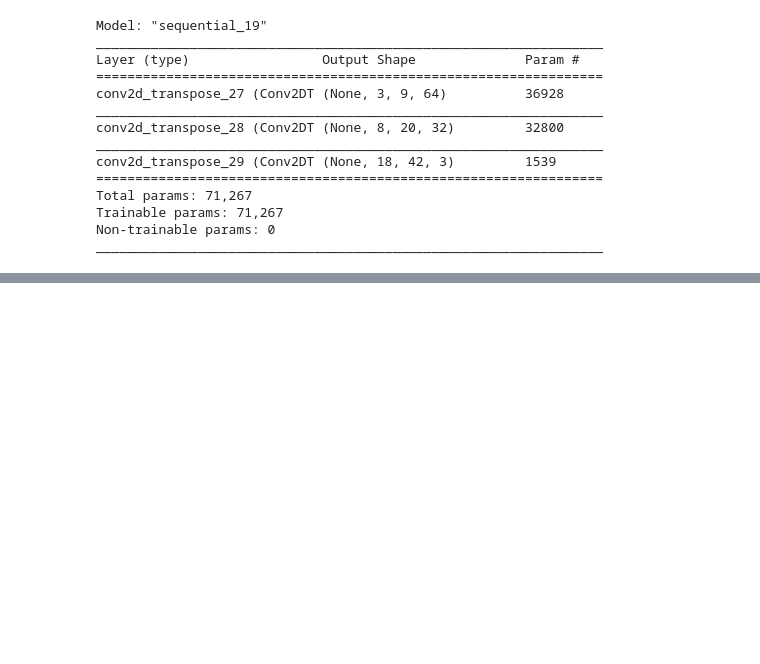
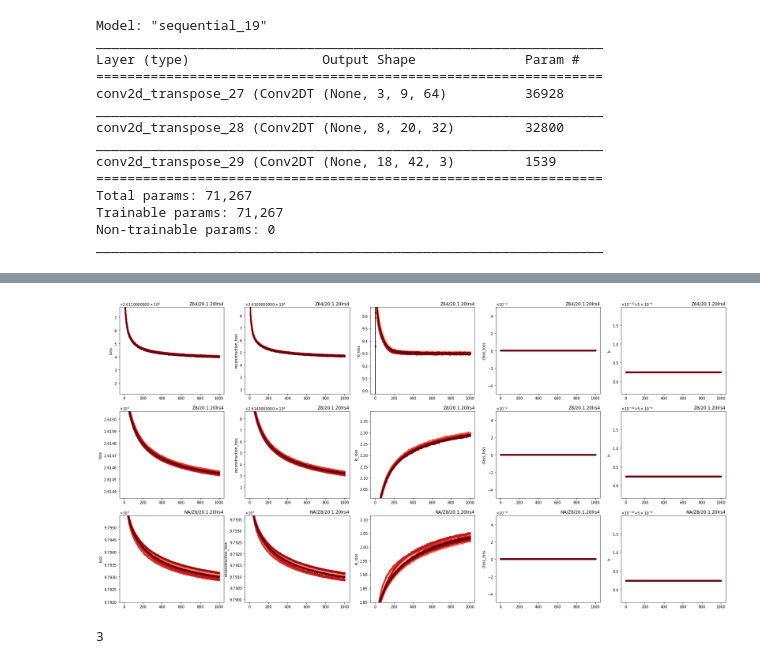
Before and after one commit to georgemilosh/Climate-Learning, a Jupyter notebook: VAE/score.ipynb, the cells around one changed output, grey strips where cells are left out. Saved outputs shown, nothing was run; the diff lists cells and outputs as text; code cells hidden in the pictures; blank space fills up the shorter version.

```diff
--- a/VAE/score.ipynb
+++ b/VAE/score.ipynb
@@ -417,0 +445,48 @@ for j, tau in enumerate(taus):
+# %%
+from matplotlib import ticker
+import matplotlib.ticker as mtick
+
+fig = plt.figure()
+fig.set_size_inches(30, 5*len(runs.items()))
+fig.suptitle('')
+axs = fig.subplots(nrows=len(runs.items()), ncols=5)
+nfolds=10
+color_idx = np.linspace(0, 1, nfolds)
+for k, (name, folder) in enumerate(runs.items()):
+    for i in range(nfolds):
+        history = np.load(f'{folder}/fold_{i}/history_vae', allow_pickle=True)#.item()
+        # print(history['class_loss'][-1])
+        for j, key in enumerate(history):
+            ax1 = axs[k,j]
+            epochs = range(1, len(history[key])+1)
+            if i ==nfolds-1:
+                label =f'{key}_{i}'
+            else:
+                label =''
+
+            cmap = plt.cm.Reds(color_idx[i])
+            ax1.plot(epochs, history[key], label =i, linestyle='solid', marker='.', color = cmap)
+
+            ax1.set_ylabel(key)
+            ax1.set_title(name,loc='right')
+            test = np.array(history[key])[np.isfinite(history[key])]
+            if key == 'kl_loss':
+                #print('kl_loss',np.nanmean(test)-2*np.nanstd(test),np.nanmean(test)+2*np.nanstd(test))
+                ax1.set_ylim(np.nanmean(test)-2*np.nanstd(test),np.nanmean(test)+2*np.nanstd(test) )
+            #    # ax1.set_ylim(np.array(history[key]).max() - 0.1*(np.array(history[key]).max() - np.array(history[key]).min()),np.array(history[key]).max())
+            else:
+                #print(np.nanmean(test)-2*np.nanstd(test),np.nanmean(test)+2*np.nanstd(test))
+                ax1.set_ylim(np.nanmean(test)-2*np.nanstd(test),np.nanmean(test)+2*np.nanstd(test) )
+                formatter = ticker.ScalarFormatter(useMathText=True)
+                formatter.set_scientific(True)
+                formatter.set_powerlimits((-1,1))
+                # ax1.yaxis.set_major_formatter(mtick.FormatStrFormatter('%.2e'))
+                ax1.yaxis.set_major_formatter(formatter)
+            #    ax1.set_ylim(np.percentile(history[key],5), np.percentile(history[key],95))
+    # ax1.set_ylim(np.array(history[key]).min(),np.array(history[key]).min()+0.1*(np.array(history[key]).max() - np.array(history[key]).min()))
+# %% [output]
+[figure, added]
+# %%
+len(runs.items())
+# %% [output]
+3
```
Also changed, not shown: parts of 1 cell of this notebook, 2 other files.
